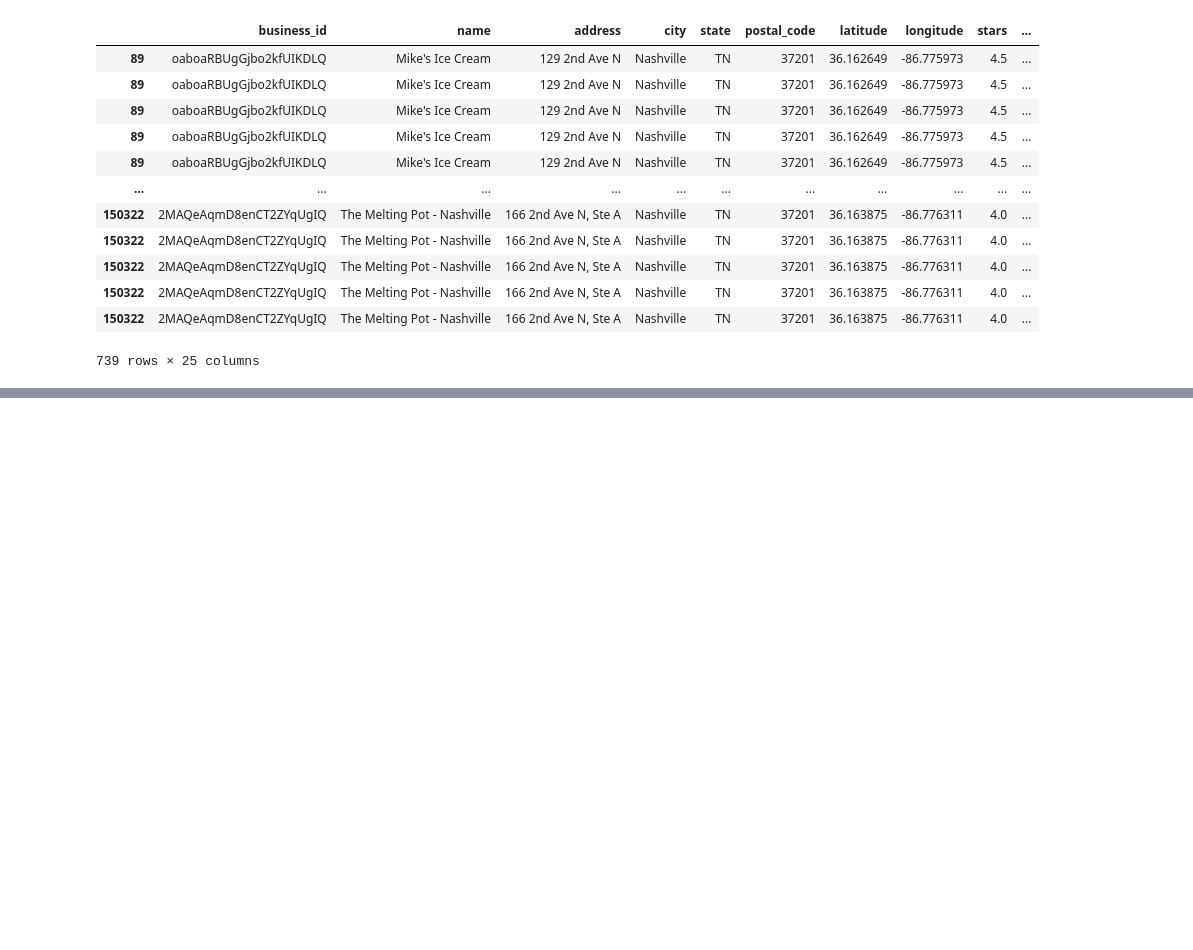
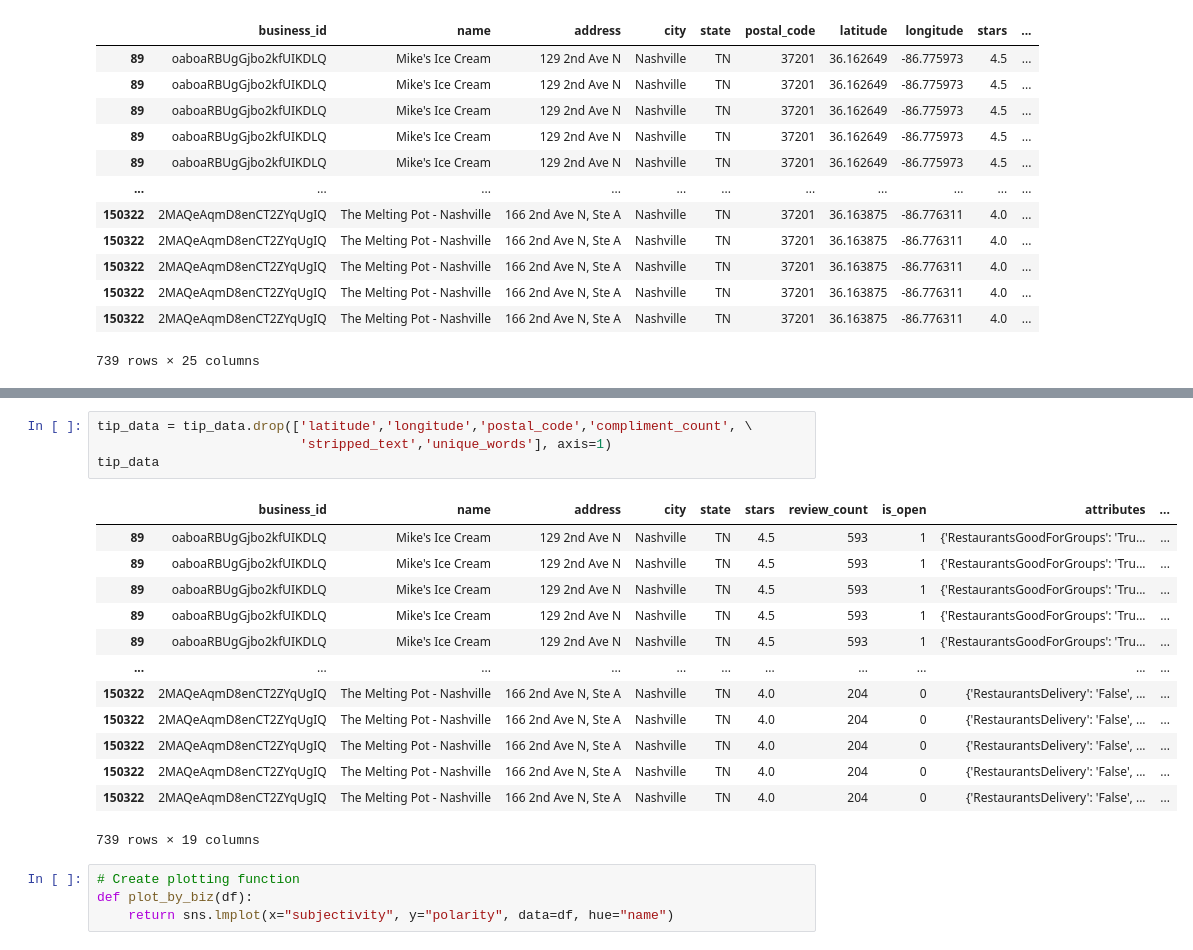
Before and after one commit to rohuihu/info-2950, a Jupyter notebook: yelp_dataset.ipynb, the cells around one changed output, grey strips where cells are left out. Drawn from its saved outputs; the diff is of its cells as text; blank space fills up the shorter version.

Commit message:
created polarity visualization

```diff
--- a/yelp_dataset.ipynb
+++ b/yelp_dataset.ipynb
@@ -677,0 +680,22 @@ tip_data.describe()
+# %%
+tip_data = tip_data.drop(['latitude','longitude','postal_code','compliment_count', \
+                          'stripped_text','unique_words'], axis=1)
+tip_data
+# %% [output]
+|  | business_id | name | address | city | state | stars | review_count | is_open | attributes | ... |
+| 89 | oaboaRBUgGjbo2kfUIKDLQ | Mike's Ice Cream | 129 2nd Ave N | Nashville | TN | 4.5 | 593 | 1 | {'RestaurantsGoodForGroups': 'Tru... | ... |
+| 89 | oaboaRBUgGjbo2kfUIKDLQ | Mike's Ice Cream | 129 2nd Ave N | Nashville | TN | 4.5 | 593 | 1 | {'RestaurantsGoodForGroups': 'Tru... | ... |
+| 89 | oaboaRBUgGjbo2kfUIKDLQ | Mike's Ice Cream | 129 2nd Ave N | Nashville | TN | 4.5 | 593 | 1 | {'RestaurantsGoodForGroups': 'Tru... | ... |
+| 89 | oaboaRBUgGjbo2kfUIKDLQ | Mike's Ice Cream | 129 2nd Ave N | Nashville | TN | 4.5 | 593 | 1 | {'RestaurantsGoodForGroups': 'Tru... | ... |
+| 89 | oaboaRBUgGjbo2kfUIKDLQ | Mike's Ice Cream | 129 2nd Ave N | Nashville | TN | 4.5 | 593 | 1 | {'RestaurantsGoodForGroups': 'Tru... | ... |
+| ... | ... | ... | ... | ... | ... | ... | ... | ... | ... | ... |
+| 150322 | 2MAQeAqmD8enCT2ZYqUgIQ | The Melting Pot - Nashville | 166 2nd Ave N, Ste A | Nashville | TN | 4.0 | 204 | 0 | {'RestaurantsDelivery': 'False', ... | ... |
+| 150322 | 2MAQeAqmD8enCT2ZYqUgIQ | The Melting Pot - Nashville | 166 2nd Ave N, Ste A | Nashville | TN | 4.0 | 204 | 0 | {'RestaurantsDelivery': 'False', ... | ... |
+| 150322 | 2MAQeAqmD8enCT2ZYqUgIQ | The Melting Pot - Nashville | 166 2nd Ave N, Ste A | Nashville | TN | 4.0 | 204 | 0 | {'RestaurantsDelivery': 'False', ... | ... |
+| 150322 | 2MAQeAqmD8enCT2ZYqUgIQ | The Melting Pot - Nashville | 166 2nd Ave N, Ste A | Nashville | TN | 4.0 | 204 | 0 | {'RestaurantsDelivery': 'False', ... | ... |
+| 150322 | 2MAQeAqmD8enCT2ZYqUgIQ | The Melting Pot - Nashville | 166 2nd Ave N, Ste A | Nashville | TN | 4.0 | 204 | 0 | {'RestaurantsDelivery': 'False', ... | ... |
+739 rows × 19 columns
+# %%
+# Create plotting function
+def plot_by_biz(df):
+    return sns.lmplot(x="subjectivity", y="polarity", data=df, hue="name")
```
Also changed, not shown: parts of 8 cells of this notebook.
